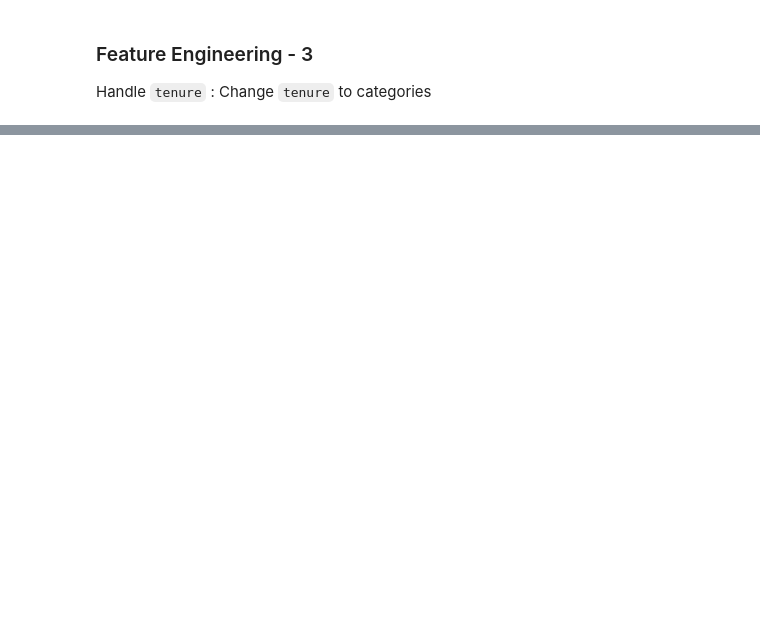
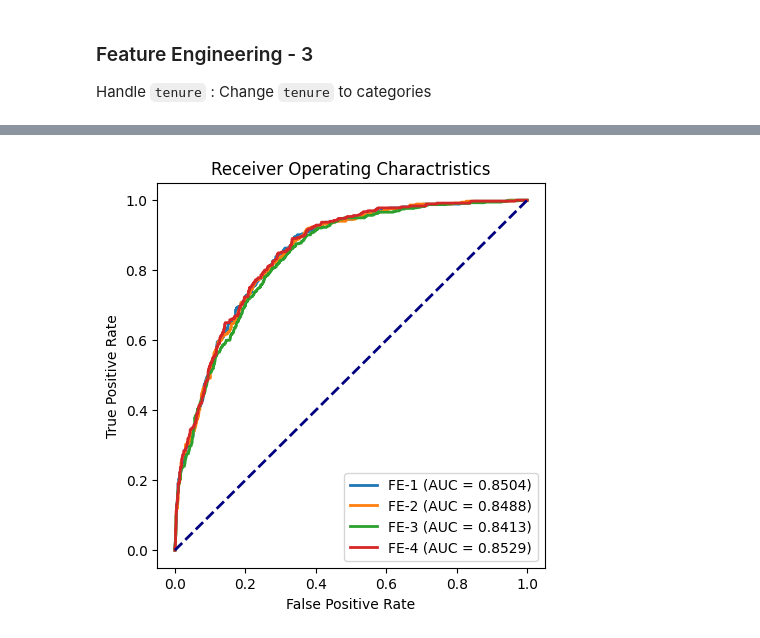
Before and after one commit to ge0rgeth0mas/telco-customer-churn, a Jupyter notebook: telco_customer_churn/modeling/model_feature_selection.ipynb, the cells around one changed output, grey strips where cells are left out. Cells and saved outputs as stored; diff of their text form; code cells hidden in the pictures; blank space fills up the shorter version.

```diff
--- a/telco_customer_churn/modeling/model_feature_selection.ipynb
+++ b/telco_customer_churn/modeling/model_feature_selection.ipynb
@@ -355,0 +359,26 @@ models3.loc[select_models]-models2.loc[select_models]
+# %%
+X4 = data.copy().drop('Churn', axis=1)
+X4.drop(['PhoneService', 'TotalCharges'], axis=1, inplace=True)
+for col in internet_feats[1:]:
+    X4[col] = X4[col].replace({'No internet service':'No'})
+
+cat_columns = X4.select_dtypes(include='object').columns
+num_columns = X4.select_dtypes(include='number').columns
+
+X_train4, X_test4, y_train4, y_test4 = train_test_split(X4, y, test_size=0.2, random_state=1)
+
+cat_columns1 = ['gender', 'PaymentMethod', 'MultipleLines', 'Contract'] # We can drop the first column for these features
+cat_columns2 = cat_columns.drop(cat_columns1) #All these features have a 'No' value which we can target and make 0
+
+drop_no = ['No'] * len(cat_columns2)
+
+transformer = [('OH1', OneHotEncoder(sparse_output=False, drop='first'), cat_columns1), # One-Hot Encode and drop first column
+               ('OH2', OneHotEncoder(sparse_output=False, drop=drop_no), cat_columns2), # One-Hot Encode and drop 'No' value features
+               ('scaler', MinMaxScaler(), num_columns)] # Scale Numerical columns to lie between 0 and 1
+preprocessor = ColumnTransformer(transformer)
+
+X_train_OH4 = preprocessor.fit_transform(X_train4)
+X_test_OH4 = preprocessor.transform(X_test4)
+
+X_train_OH4 = pd.DataFrame(X_train_OH4)
+X_test_OH4 = pd.DataFrame(X_test_OH4)
@@ -359,0 +464,7 @@ Handle `tenure` : try removing outliers
+# %%
+from sklearn.ensemble import AdaBoostClassifier
+adaboost = AdaBoostClassifier()
+
+roc_auc_comparison(adaboost, datasets)
+# %% [output]
+[figure, added]
```
Also changed, not shown: parts of 29 cells of this notebook, 1 other file.
